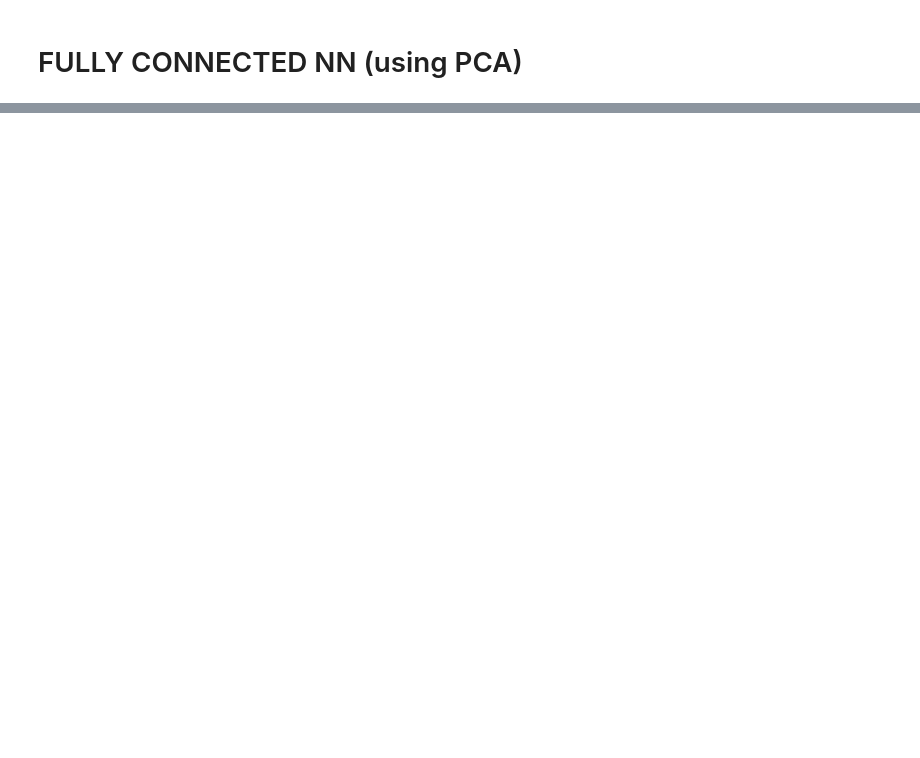
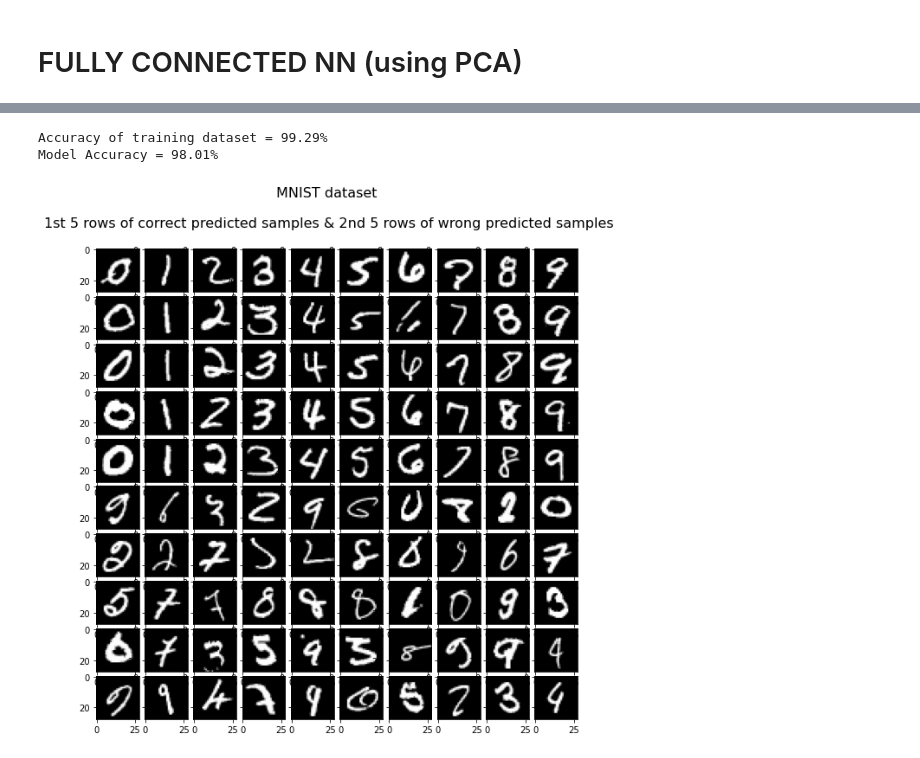
Before and after one commit to adhamhesham97/Deep-Learning-framework, a Jupyter notebook: Notebook.ipynb, the cells around one changed output, grey strips where cells are left out. Cells and saved outputs as stored; diff of their text form; code cells hidden in the pictures; blank space fills up the shorter version.

```diff
--- a/Notebook.ipynb
+++ b/Notebook.ipynb
@@ -168,16 +253,22 @@ model.fit(Features_Train_reduced, Label_Train_hotone,batch_size, num_epochs, opt
 # %%
 #%% testing
 
 # test on the same trained data
 predicted_labels = np.argmax(model.predict((Features_Train_reduced)), axis=0)
 accuracy = DL.accuracy(predicted_labels, Label_Train)
 print("Accuracy of training dataset = {:.2f}%".format(accuracy*100))
 
 # test on the test data set
 Features_Test_reduced = pca.transform(Features_Test_flattened)
 predicted_labels = np.argmax(model.predict(Features_Test_reduced), axis=0)
 accuracy = DL.accuracy(predicted_labels, Label_Test)
 print("Model Accuracy = {:.2f}%".format(accuracy*100))
+
+DL.sample_visualization(True, Label_Test, Features_Test, predicted_labels)
+# %% [output]
+Accuracy of training dataset = 99.29%
+Model Accuracy = 98.01%
+[figure, added]
 # %%
 #%% store and load model
 
```
Also changed, not shown: parts of 10 cells of this notebook.
